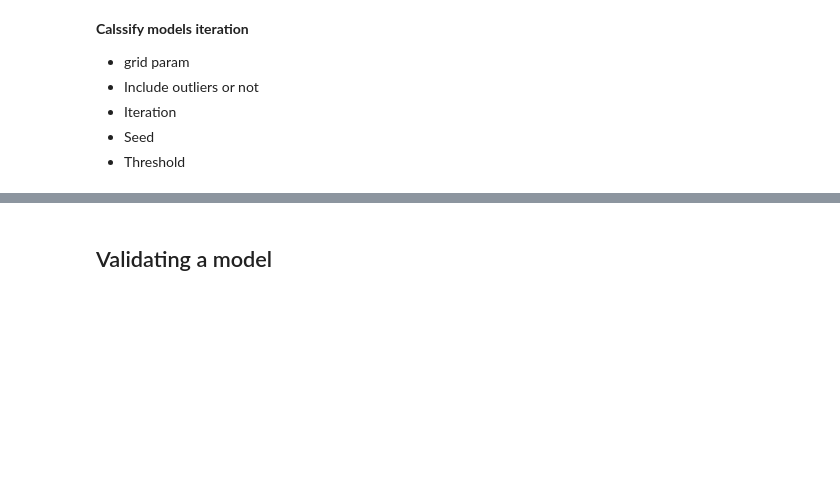
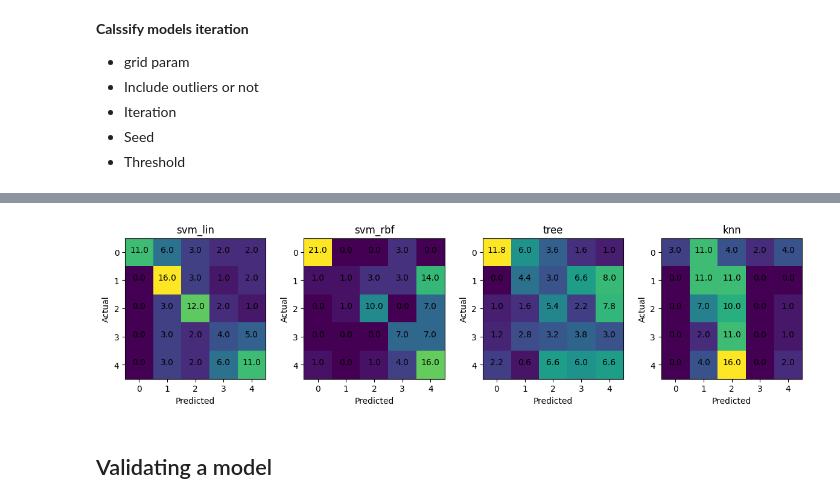
Before and after one commit to nawroz-m/ML_learning, a Jupyter notebook: G5_EGG_v3.ipynb, the cells around one changed output, grey strips where cells are left out. Cells and saved outputs as stored; diff of their text form; code cells hidden in the pictures; blank space fills up the shorter version.

```diff
--- a/G5_EGG_v3.ipynb
+++ b/G5_EGG_v3.ipynb
@@ -285,0 +375,20 @@ plot_confusion_matrix(cv_cm)
+# %%
+param_grids = None
+random_state = None
+include_outlier = True
+threshold = None
+iteration = 5
+accuracy, trained_models, table, cm, trained_mean, trained_std, feature_columns = classifier_models(iteration=iteration,
+                                                        random_state=random_state,
+                                                        include_outlier=include_outlier,
+                                                        threshold=threshold,
+                                                        param_grids = param_grids)
+print(f'Saving the models\n')
+joblib.dump({'models': trained_models,
+             'mean': trained_mean,
+             'std': trained_std,
+             'feature_names': feature_columns
+             }, filename=f'{dataset_path}/models/classifier.pkl')
+print(f'Saved models successfully\n')
+print("----------------- Classifier models accuracy table ---------------")
+table
@@ -286,2 +406,6 @@ plot_confusion_matrix(cv_cm)
+# %%
+plot_confusion_matrix(cm)
+# %% [output]
+[figure, added]
 # %% [markdown]
 ## Validating a model
```
Also changed, not shown: parts of 29 cells of this notebook.
